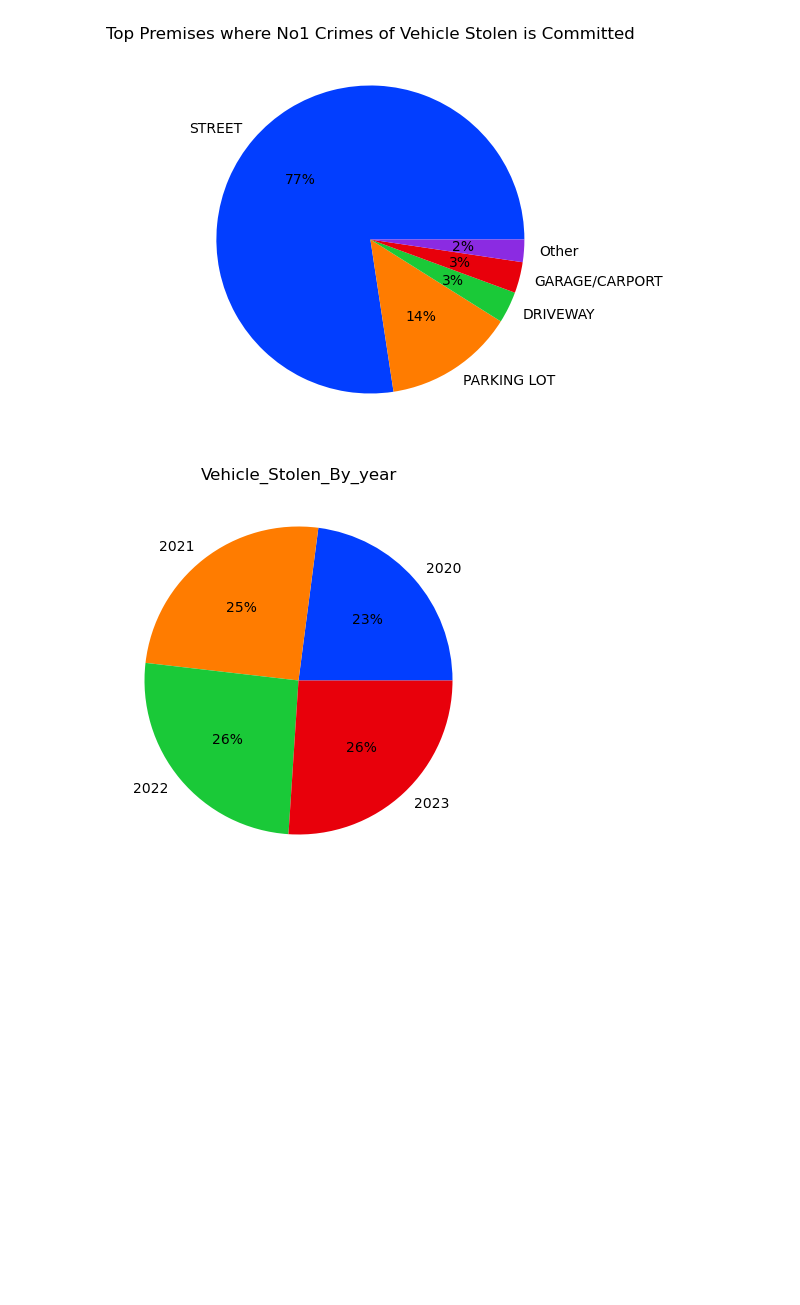
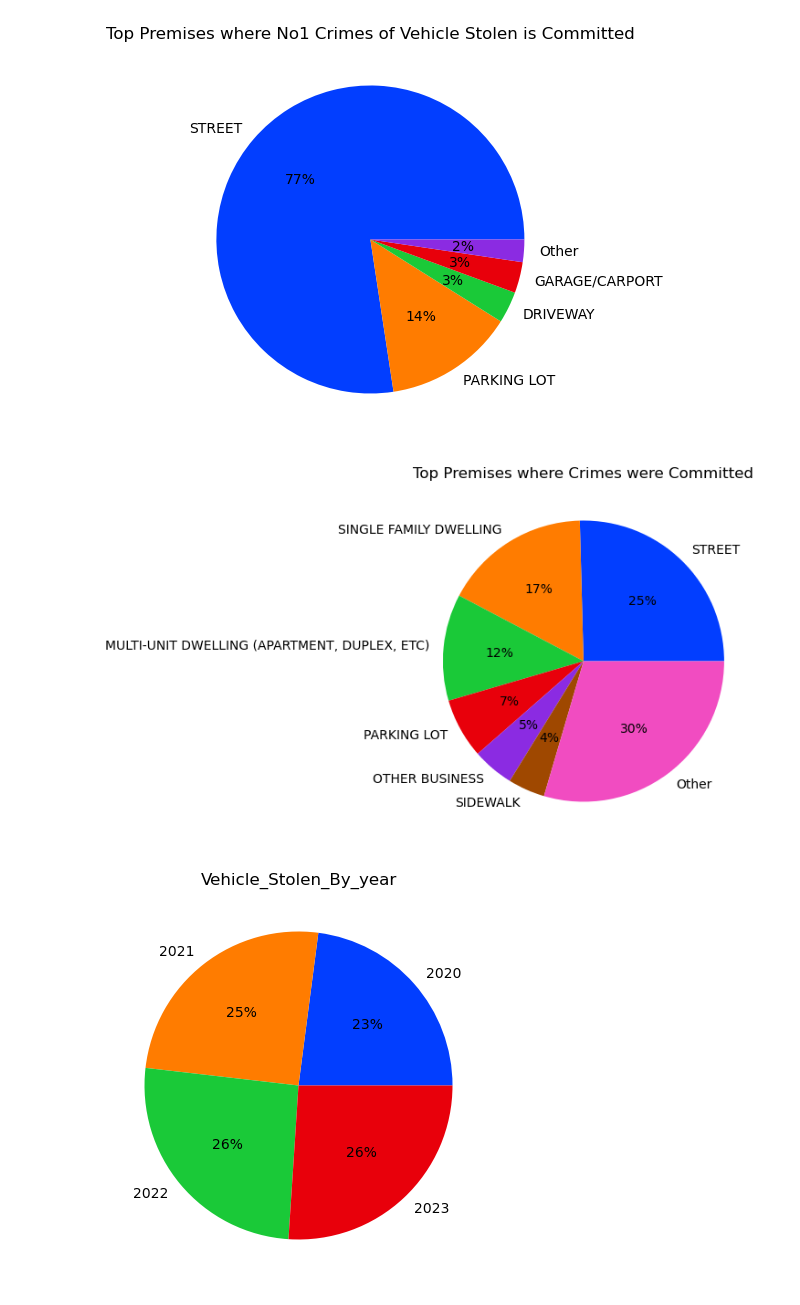
Before and after one commit to wiseorcool/Project-1-Team-4, a Jupyter notebook: April 10th Initial Graphs/json-response.ipynb, the cells around one changed output. Saved outputs shown, nothing was run; the diff lists cells and outputs as text; code cells hidden in the pictures; blank space fills up the shorter version.

```diff
--- a/April 10th Initial Graphs/json-response.ipynb
+++ b/April 10th Initial Graphs/json-response.ipynb
@@ -620,6 +620,36 @@ plt.title("Top Premises where No1 Crimes of Vehicle Stolen is Committed")
 plt.savefig('Top Premises where No1 Crimes of Vehicle Stolen is Committed.png')
 # %% [output]
 [figure]
+# %%
+# Ditribution by Year of Top1 Crime Committed
+Premise_of_Vehicle_Stolen=response_df_formatted["premis_desc"].value_counts().sort_values(ascending=False)
+
+
+# Threshold for identifying crimes with less than 4.95% of total crimes
+threshold = Premise_of_Vehicle_Stolen.values.sum() * 0.03
+
+# Create new data and add only crimes which are greater than the threshold of 6%
+Premise_of_Vehicle_Stolen_large_Category = Premise_of_Vehicle_Stolen[Premise_of_Vehicle_Stolen >= threshold]
+Premise_of_Vehicle_Stolen_small_Category = Premise_of_Vehicle_Stolen[Premise_of_Vehicle_Stolen < threshold]
+other_value_sum = Premise_of_Vehicle_Stolen_small_Category.sum()
+Premise_of_Vehicle_Stolen_All_Category = pd.concat([Premise_of_Vehicle_Stolen_large_Category, pd.Series({'Other': other_value_sum})])
+
+
+#define data
+plt.figure(figsize=(10,5))
+data=Premise_of_Vehicle_Stolen_All_Category.values
+labels=Premise_of_Vehicle_Stolen_All_Category.index
+
+# # #define Seaborn color palette to use
+colors = sns.color_palette('bright')
+
+
+plt.pie(x=data,labels=labels,colors=colors,autopct='%.0f%%')
+plt.title("Top Premises where Crimes were Committed")
+# plt.show()
+plt.savefig('Top Premises where Crimes were Committed.png')
+# %% [output]
+[figure, added]
 # %%
 Vehicle_Stolen=response_df_formatted[response_df_formatted["crm_cd_desc"]=="VEHICLE - STOLEN"]
 # Count is 62658
```
Also changed, not shown: 2 other files.
